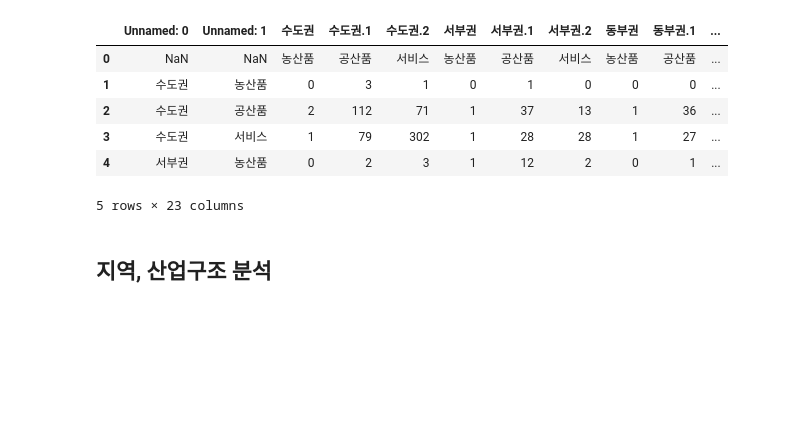
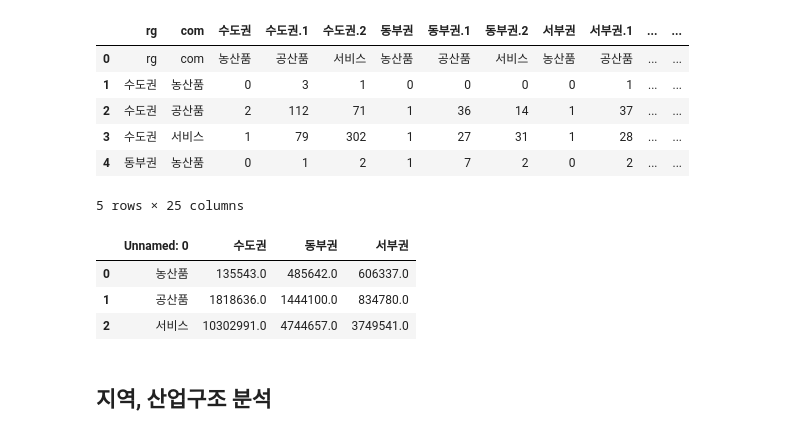
Before and after one commit to Tom-Jung/legendary-funicular, a Jupyter notebook: Ch7. 지역산업연관분석_3부문_3지역_new.ipynb, the cells around one changed output. Saved outputs shown, nothing was run; the diff lists cells and outputs as text; code cells hidden in the pictures; blank space fills up the shorter version.

```diff
--- a/Ch7. 지역산업연관분석_3부문_3지역_new.ipynb
+++ b/Ch7. 지역산업연관분석_3부문_3지역_new.ipynb
@@ -6,17 +6,26 @@ import pandas as pd  # Pandas import
 # %%
 np.set_printoptions(precision=3,suppress=True) # 결과를 소수 3자리까지만 보여주는 옵션
 # %%
-Rgt = "https://raw.githubusercontent.com/Tom-Jung/legendary-funicular/main/Regional_io_3regions_3sectors.csv"  # 33부문의 지역IO 불러오기
+Rgt = "https://raw.githubusercontent.com/Tom-Jung/legendary-funicular/main/Regional_io_3regions_3sectors_new.csv"  # 33부문의 지역IO 불러오기
 Rgt_3 = pd.read_csv(Rgt)
 Rgt_3.head()
 # %% [output]
-|  | Unnamed: 0 | Unnamed: 1 | 수도권 | 수도권.1 | 수도권.2 | 서부권 | 서부권.1 | 서부권.2 | 동부권 | 동부권.1 | ... |
-| 0 | NaN | NaN | 농산품 | 공산품 | 서비스 | 농산품 | 공산품 | 서비스 | 농산품 | 공산품 | ... |
-| 1 | 수도권 | 농산품 | 0 | 3 | 1 | 0 | 1 | 0 | 0 | 0 | ... |
-| 2 | 수도권 | 공산품 | 2 | 112 | 71 | 1 | 37 | 13 | 1 | 36 | ... |
-| 3 | 수도권 | 서비스 | 1 | 79 | 302 | 1 | 28 | 28 | 1 | 27 | ... |
-| 4 | 서부권 | 농산품 | 0 | 2 | 3 | 1 | 12 | 2 | 0 | 1 | ... |
+|  | rg | com | 수도권 | 수도권.1 | 수도권.2 | 동부권 | 동부권.1 | 동부권.2 | 서부권 | 서부권.1 | ... | ... |
+| 0 | rg | com | 농산품 | 공산품 | 서비스 | 농산품 | 공산품 | 서비스 | 농산품 | 공산품 | ... | ... |
+| 1 | 수도권 | 농산품 | 0 | 3 | 1 | 0 | 0 | 0 | 0 | 1 | ... | ... |
+| 2 | 수도권 | 공산품 | 2 | 112 | 71 | 1 | 36 | 14 | 1 | 37 | ... | ... |
+| 3 | 수도권 | 서비스 | 1 | 79 | 302 | 1 | 27 | 31 | 1 | 28 | ... | ... |
+| 4 | 동부권 | 농산품 | 0 | 1 | 2 | 1 | 7 | 2 | 0 | 2 | ... | ... |
-5 rows × 23 columns
+5 rows × 25 columns
+# %%
+Rgt_emp = "https://raw.githubusercontent.com/Tom-Jung/legendary-funicular/main/Regional%20_IO_3regions_3sectors_emp.csv"  # 3부문, 3지역의 취업자수
+Rgt_emp_3 = pd.read_csv(Rgt_emp)
+Rgt_emp_3.head()
+# %% [output]
+|  | Unnamed: 0 | 수도권 | 동부권 | 서부권 |
+| 0 | 농산품 | 135543.0 | 485642.0 | 606337.0 |
+| 1 | 공산품 | 1818636.0 | 1444100.0 | 834780.0 |
+| 2 | 서비스 | 10302991.0 | 4744657.0 | 3749541.0 |
 # %% [markdown]
 ## 지역, 산업구조 분석
 # %%
```
